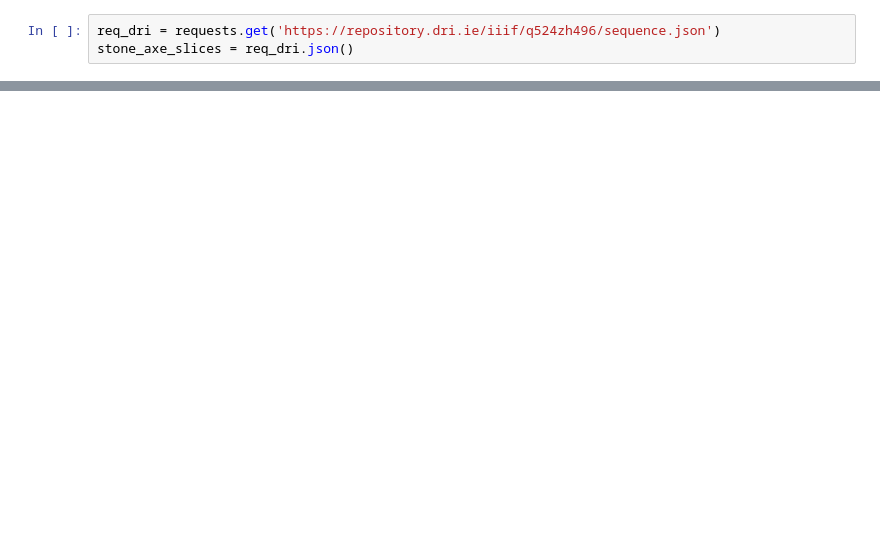
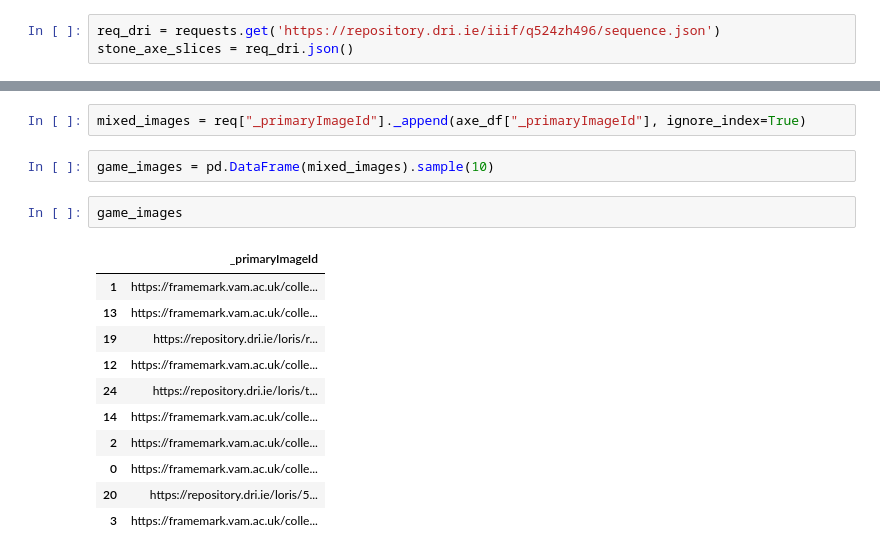
Before and after one commit to vanda/etc-docs, a Jupyter notebook: notebooks/data-explorations/data-exploration-15.ipynb, the cells around one changed output, grey strips where cells are left out. Saved outputs shown, nothing was run; the diff lists cells and outputs as text; blank space fills up the shorter version.

```diff
--- a/notebooks/data-explorations/data-exploration-15.ipynb
+++ b/notebooks/data-explorations/data-exploration-15.ipynb
@@ -69,0 +74,18 @@ show()
+# %%
+mixed_images = req["_primaryImageId"]._append(axe_df["_primaryImageId"], ignore_index=True)
+# %%
+game_images = pd.DataFrame(mixed_images).sample(10)
+# %%
+game_images
+# %% [output]
+|  | _primaryImageId |
+| 1 | https://framemark.vam.ac.uk/colle... |
+| 13 | https://framemark.vam.ac.uk/colle... |
+| 19 | https://repository.dri.ie/loris/r... |
+| 12 | https://framemark.vam.ac.uk/colle... |
+| 24 | https://repository.dri.ie/loris/t... |
+| 14 | https://framemark.vam.ac.uk/colle... |
+| 2 | https://framemark.vam.ac.uk/colle... |
+| 0 | https://framemark.vam.ac.uk/colle... |
+| 20 | https://repository.dri.ie/loris/5... |
+| 3 | https://framemark.vam.ac.uk/colle... |
```
Also changed, not shown: parts of 10 cells of this notebook.
